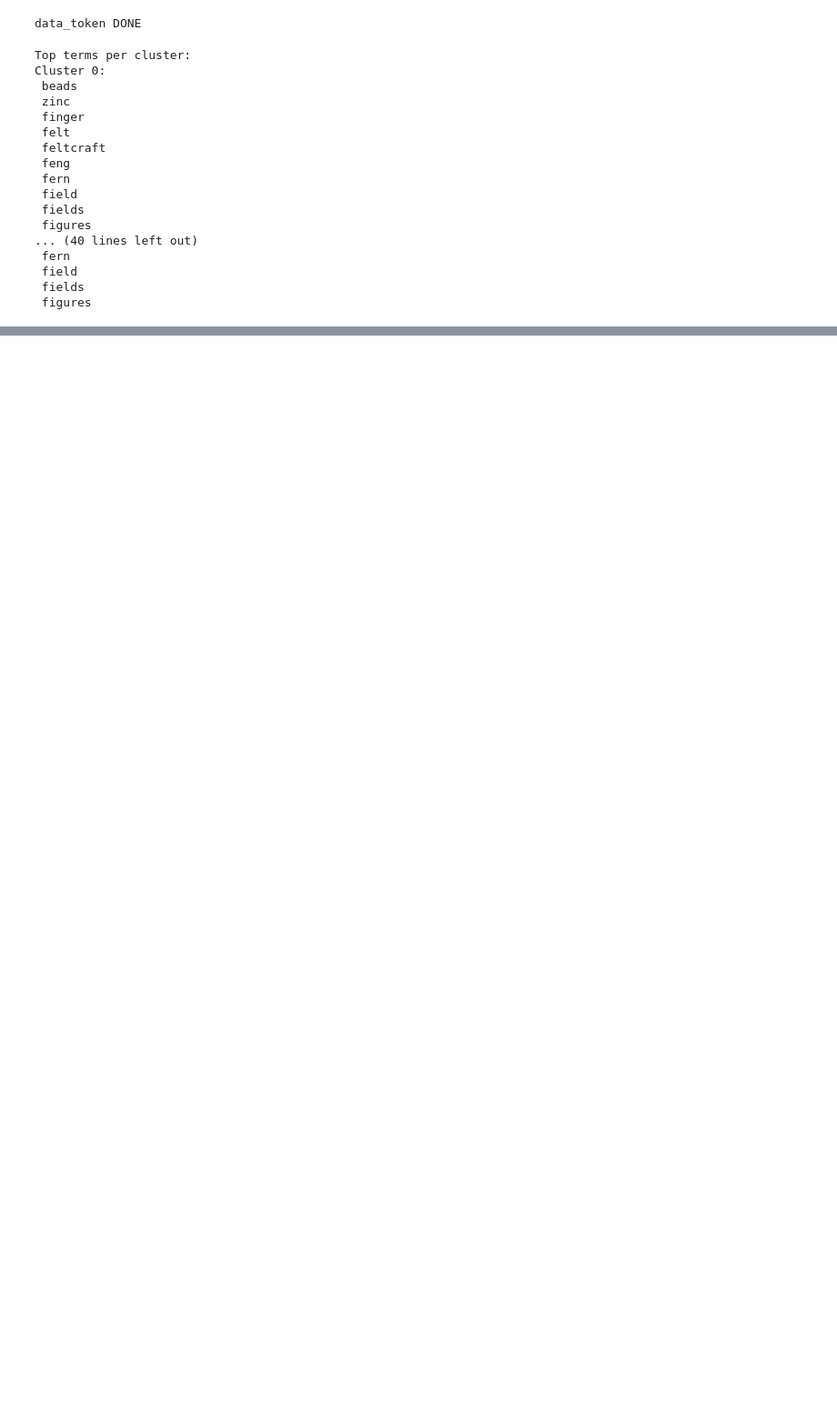
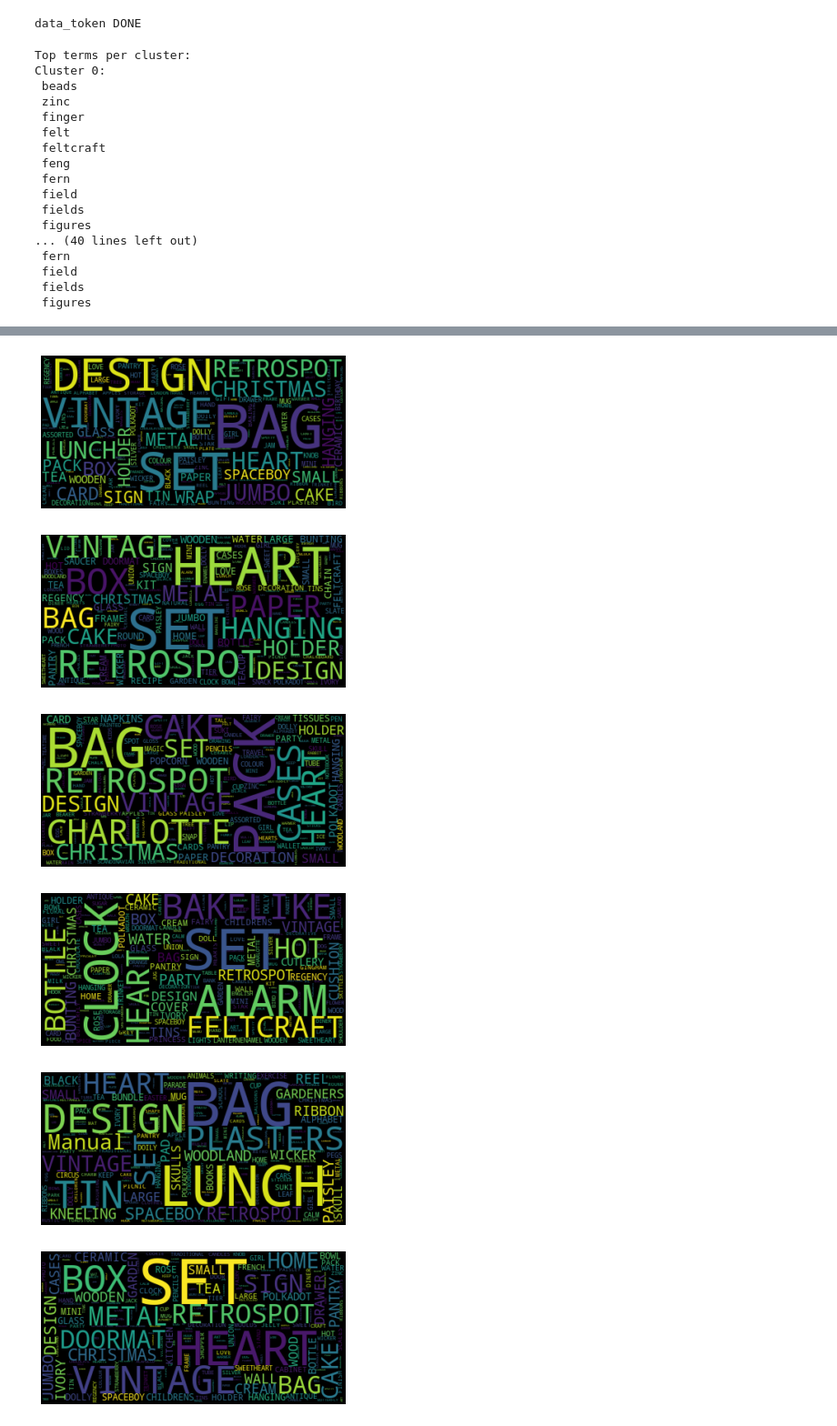
Before and after one commit to Pydathon/E-commerce, a Jupyter notebook: E-commerce.ipynb, the cells around one changed output, grey strips where cells are left out. Shown at 91% size. Drawn from its saved outputs; the diff is of its cells as text; code cells hidden in the pictures; blank space fills up the shorter version.

```diff
--- a/E-commerce.ipynb
+++ b/E-commerce.ipynb
@@ -231,0 +268,14 @@ KModes(init='Huang', n_clusters=4, n_init=5, verbose=1)
+# %%
+groupe0=db_w_clusters[ db_w_clusters['clusters_pred'] == 0 ]
+groupe1=db_w_clusters[ db_w_clusters['clusters_pred'] == 1 ]
+groupe2=db_w_clusters[ db_w_clusters['clusters_pred'] == 2 ]
+groupe3=db_w_clusters[ db_w_clusters['clusters_pred'] == 3 ]
+groupe4=db_w_clusters[ db_w_clusters['clusters_pred'] == 4 ]
+groupe5=db_w_clusters[ db_w_clusters['clusters_pred'] == 5 ]
+# %%
+data_wcloud_gr0=cleaner(groupe0.Description, couleurs)
+data_wcloud_gr1=cleaner(groupe1.Description, couleurs)
+data_wcloud_gr2=cleaner(groupe2.Description, couleurs)
+data_wcloud_gr3=cleaner(groupe3.Description, couleurs)
+data_wcloud_gr4=cleaner(groupe4.Description, couleurs)
+data_wcloud_gr5=cleaner(groupe5.Description, couleurs)
@@ -232,2 +289,30 @@ KModes(init='Huang', n_clusters=4, n_init=5, verbose=1)
+# %%
+data_wcloud_gr0C=Counter(data_wcloud_gr0)
+data_wcloud_gr1C=Counter(data_wcloud_gr1)
+data_wcloud_gr2C=Counter(data_wcloud_gr2)
+data_wcloud_gr3C=Counter(data_wcloud_gr3)
+data_wcloud_gr4C=Counter(data_wcloud_gr4)
+data_wcloud_gr5C=Counter(data_wcloud_gr5)
+# %%
+def wordclouud(data):
+    wkc = WordCloud()
+    wkc.generate_from_frequencies(data)
+    plt.imshow(wkc, interpolation="bilinear")
+    plt.axis("off")
+    plt.show()
+# %%
+wordclouud(data_wcloud_gr0C)
+wordclouud(data_wcloud_gr1C)
+wordclouud(data_wcloud_gr2C)
+wordclouud(data_wcloud_gr3C)
+wordclouud(data_wcloud_gr4C)
+wordclouud(data_wcloud_gr5C)
+# %% [output]
+[figure, added]
+[figure, added]
+[figure, added]
+[figure, added]
+[figure, added]
+[figure, added]
 # %%
 cost = []
```
Also changed, not shown: parts of 11 cells of this notebook.
